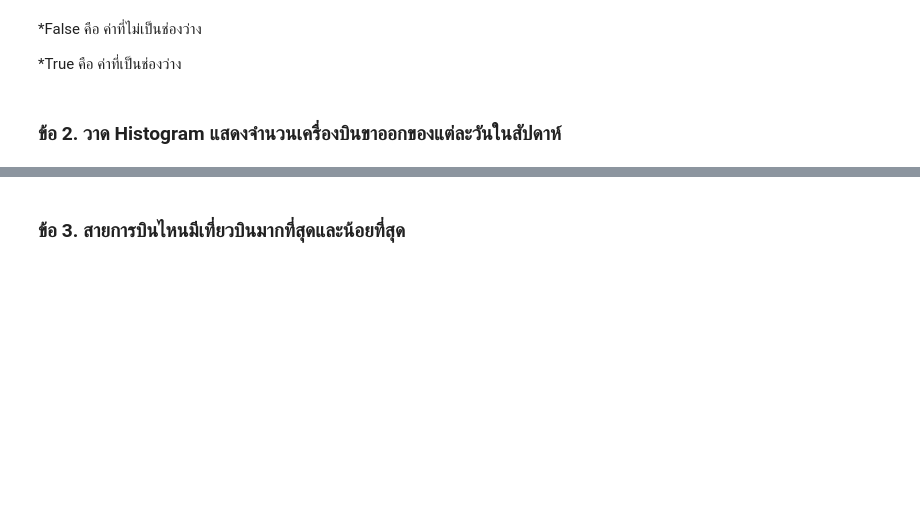
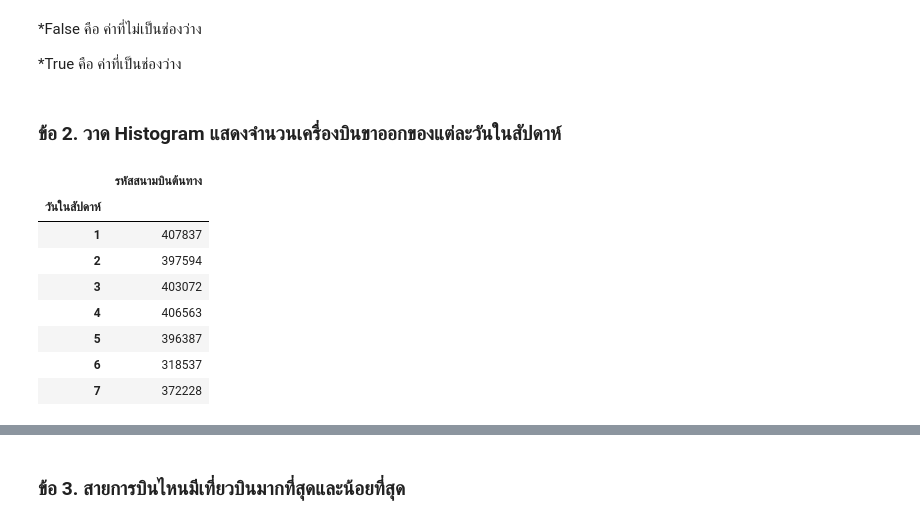
Before and after one commit to Jaomiew/DWDM21, a Jupyter notebook: MiniExam.ipynb, the cells around one changed output, grey strips where cells are left out. Saved outputs shown, nothing was run; the diff lists cells and outputs as text; code cells hidden in the pictures; blank space fills up the shorter version.

```diff
--- a/MiniExam.ipynb
+++ b/MiniExam.ipynb
@@ -108,0 +112,13 @@ dtype: bool
+# %%
+merged_airports = flights.groupby('วันในสัปดาห์')[['รหัสสนามบินต้นทาง']].count()   # จัดกลุ่มด้วยรหัสสนามบินต้นทาง
+merged_airports
+# %% [output]
+|  | รหัสสนามบินต้นทาง |
+| วันในสัปดาห์ |  |
+| 1 | 407837 |
+| 2 | 397594 |
+| 3 | 403072 |
+| 4 | 406563 |
+| 5 | 396387 |
+| 6 | 318537 |
+| 7 | 372228 |
```
Also changed, not shown: parts of 3 cells of this notebook.
